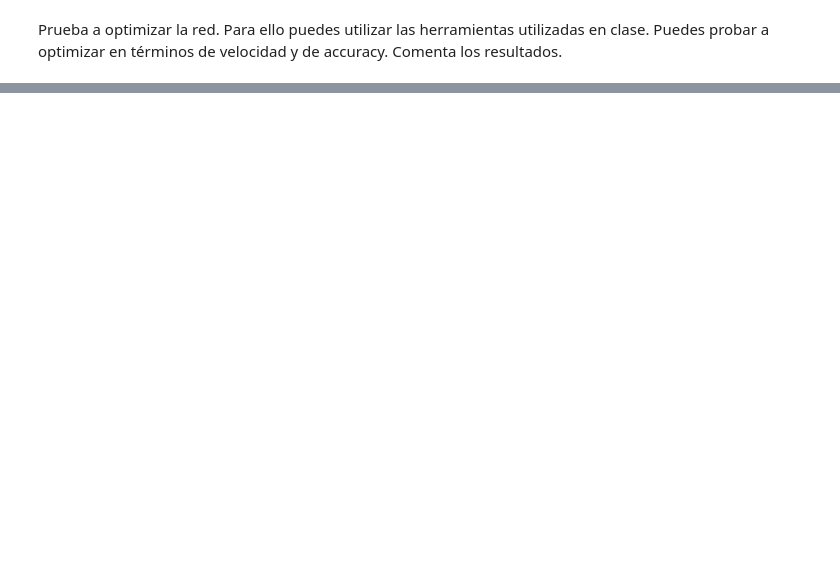
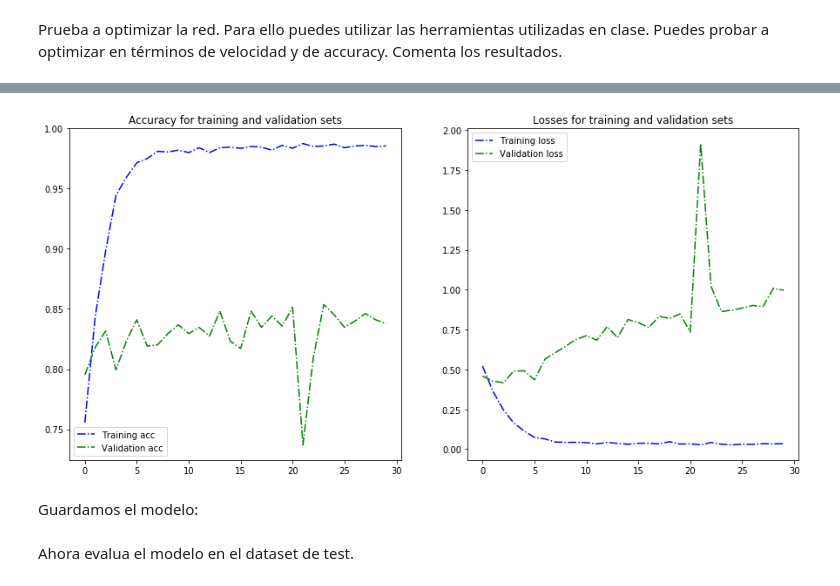
Before and after one commit to iipr-Master-Data-Science/ml1_convolutional_networks, a Jupyter notebook: clasificando-imagenes.ipynb, the cells around one changed output, grey strips where cells are left out. Cells and saved outputs as stored; diff of their text form; code cells hidden in the pictures; blank space fills up the shorter version.

```diff
--- a/clasificando-imagenes.ipynb
+++ b/clasificando-imagenes.ipynb
@@ -205,0 +492,3 @@ Prueba a optimizar la red. Para ello puedes utilizar las herramientas utilizadas
+# %%
+model.compile(optimizer=optimizers.RMSprop(lr=1e-4),
+              loss='binary_crossentropy', metrics=['acc'])
@@ -205,0 +528,9 @@ Prueba a optimizar la red. Para ello puedes utilizar las herramientas utilizadas
+# %%
+from PIL import ImageFile
+ImageFile.LOAD_TRUNCATED_IMAGES = True
+
+history = model.fit_generator(generator=train_generator,
+                              steps_per_epoch=100,
+                              epochs=30,
+                              validation_data=validation_generator,
+                              validation_steps=50)
@@ -205,0 +545,27 @@ Prueba a optimizar la red. Para ello puedes utilizar las herramientas utilizadas
+# %%
+import matplotlib.pyplot as plt
+
+fig, ax = plt.subplots(1, 2)
+fig.set_size_inches(15, 7)
+
+# Accuracy
+ax[0].plot(range(30), history.history['acc'],
+           'b-.', label='Training acc')
+ax[0].plot(range(30), history.history['val_acc'],
+           'g-.', label='Validation acc')
+ax[0].set_title('Accuracy for training and validation sets')
+ax[0].legend()
+
+# Loss
+ax[1].plot(range(30), history.history['loss'],
+           'b-.', label='Training loss')
+ax[1].plot(range(30), history.history['val_loss'],
+           'g-.', label='Validation loss')
+ax[1].set_title('Losses for training and validation sets')
+ax[1].legend()
+
+plt.show()
+# %% [output]
+[figure, added]
+# %% [markdown]
+Guardamos el modelo:
@@ -205,0 +574,2 @@ Prueba a optimizar la red. Para ello puedes utilizar las herramientas utilizadas
+# %% [markdown]
+Ahora evalua el modelo en el dataset de test.
```
Also changed, not shown: parts of 57 cells of this notebook, 1 other file.
